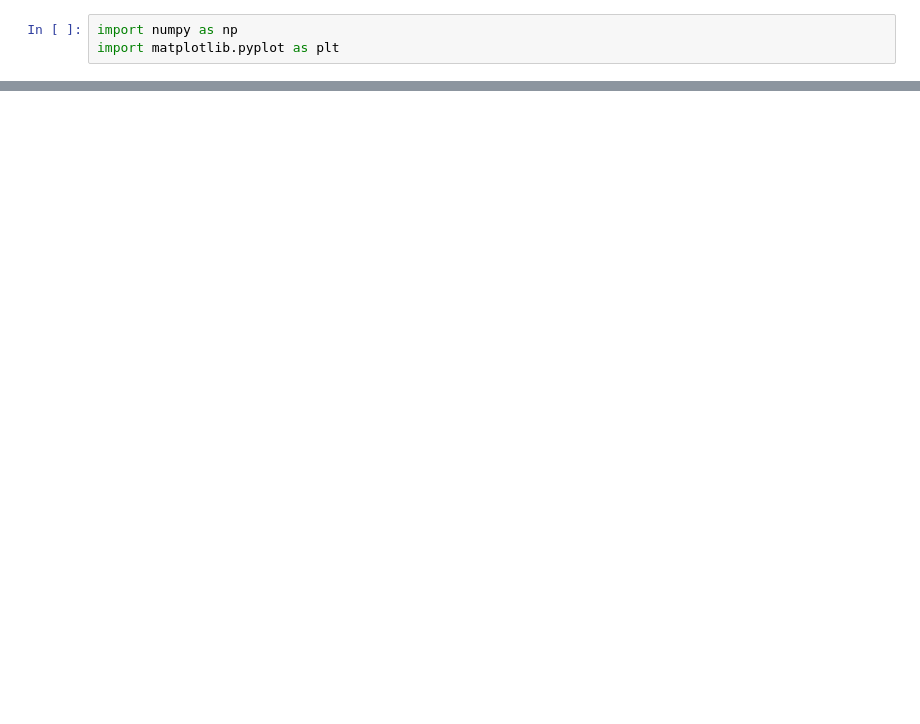
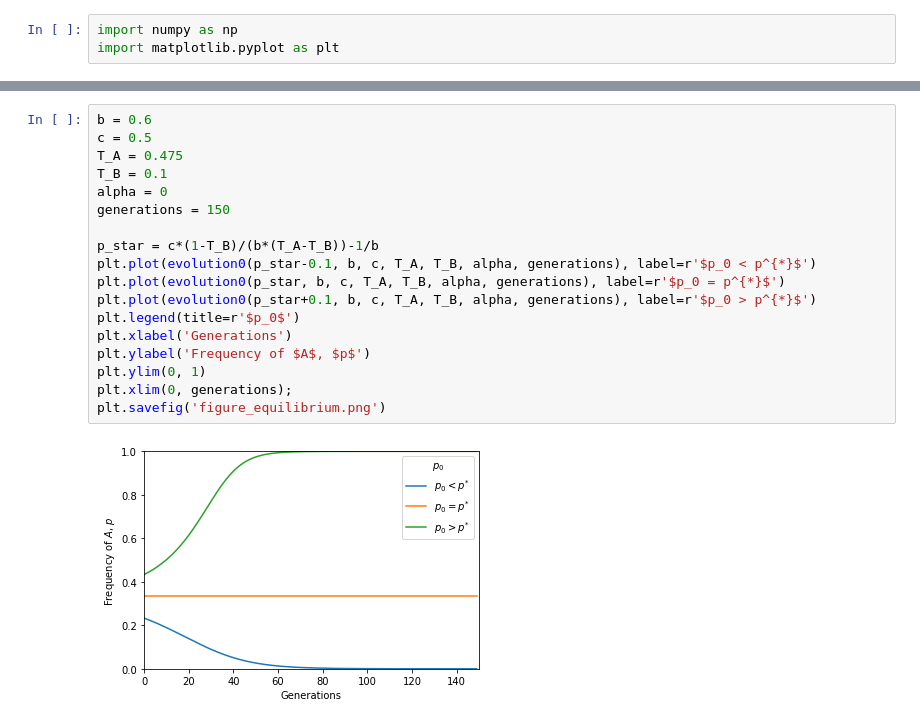
Before and after one commit to yoavram-lab/CulturalCooperation, a Jupyter notebook: ms/plot.ipynb, the cells around one changed output, grey strips where cells are left out. Saved outputs shown, nothing was run; the diff lists cells and outputs as text; blank space fills up the shorter version.

```diff
--- a/ms/plot.ipynb
+++ b/ms/plot.ipynb
@@ -37,0 +73,20 @@ plt.legend(title='b')
+# %%
+b = 0.6
+c = 0.5
+T_A = 0.475
+T_B = 0.1
+alpha = 0
+generations = 150
+
+p_star = c*(1-T_B)/(b*(T_A-T_B))-1/b
+plt.plot(evolution0(p_star-0.1, b, c, T_A, T_B, alpha, generations), label=r'$p_0 < p^{*}$')
+plt.plot(evolution0(p_star, b, c, T_A, T_B, alpha, generations), label=r'$p_0 = p^{*}$')
+plt.plot(evolution0(p_star+0.1, b, c, T_A, T_B, alpha, generations), label=r'$p_0 > p^{*}$')
+plt.legend(title=r'$p_0$')
+plt.xlabel('Generations')
+plt.ylabel('Frequency of $A$, $p$')
+plt.ylim(0, 1)
+plt.xlim(0, generations);
+plt.savefig('figure_equilibrium.png')
+# %% [output]
+[figure, added]
```
Also changed, not shown: parts of 11 cells of this notebook.
